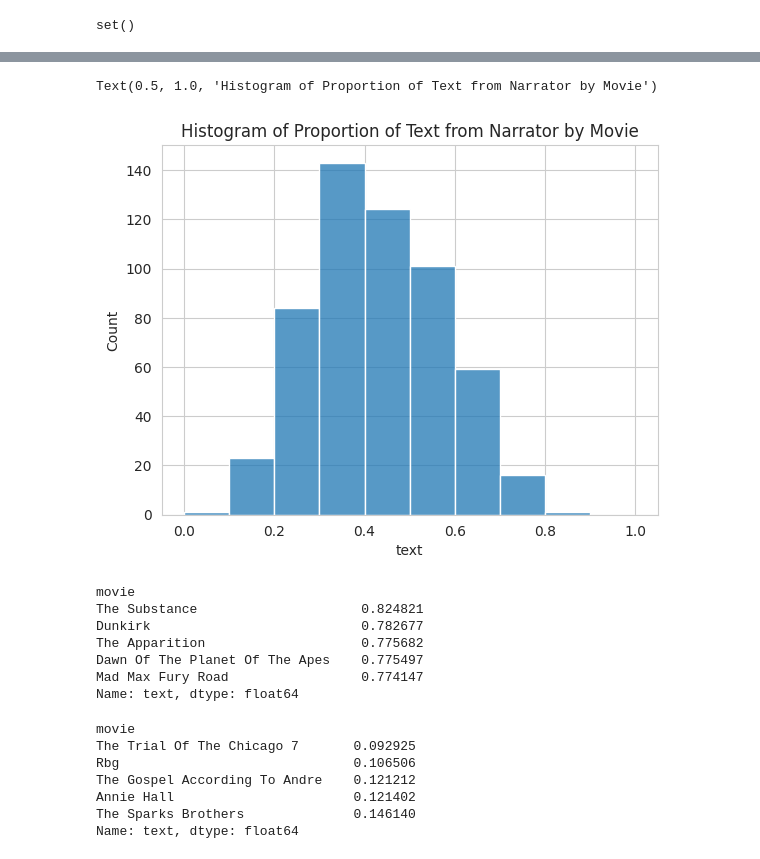
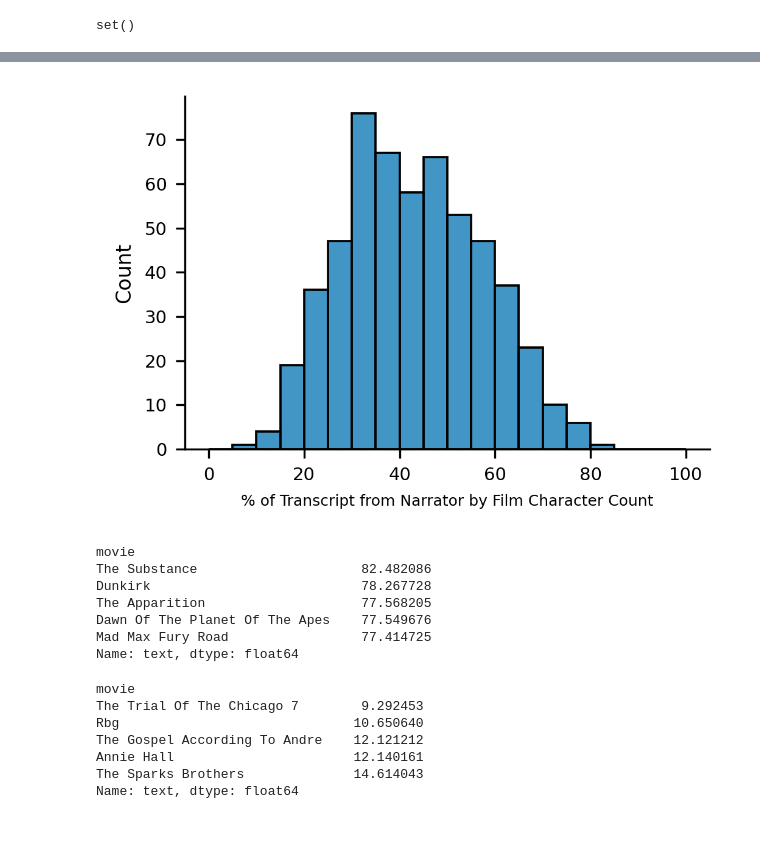
Before and after one commit to sydney-machine-learning/audiodescription-abusedetection, a Jupyter notebook: 02_data_preparation.ipynb, the cells around one changed output, grey strips where cells are left out. Cells and saved outputs as stored; diff of their text form; code cells hidden in the pictures; blank space fills up the shorter version.

Commit message:
Overhaul plotting pattern, adjust hypotheses, increase chat mod context window, fix scaling and pca, fix ratings sorting issue, remove outlier

```diff
--- a/02_data_preparation.ipynb
+++ b/02_data_preparation.ipynb
@@ -186,31 +188,34 @@ thank_you_count.iloc[:10]
 # %%
 trans_wc_df = red_trans_df.groupby('movie').text.apply(' '.join).apply(len)
 subs_wc_df = filtered_subs_df.groupby('movie').text.apply(' '.join).apply(len)
 
-perc_narration_df = trans_wc_df / (subs_wc_df + trans_wc_df)
+perc_narration_df = trans_wc_df / (subs_wc_df + trans_wc_df) * 100
 
-sns.histplot(perc_narration_df, binrange=(0, 1), bins=10)
-plt.title('Histogram of Proportion of Text from Narrator by Movie')
+sns.histplot(perc_narration_df, binrange=(0, 100), bins=20)
+plt.xlabel('% of Transcript from Narrator by Film Character Count', fontsize=6)
+sns.despine()
+plt.tight_layout()
+plotting.savefig('Narrator Proportion Histogram')
+plt.show()
 # %% [output]
-Text(0.5, 1.0, 'Histogram of Proportion of Text from Narrator by Movie')
-[figure, old version]
+[figure, new version]
 # %%
 perc_narration_df.sort_values(ascending=False).iloc[:5]
 # %% [output]
 movie
-The Substance                     0.824821
-Dunkirk                           0.782677
-The Apparition                    0.775682
-Dawn Of The Planet Of The Apes    0.775497
-Mad Max Fury Road                 0.774147
+The Substance                     82.482086
+Dunkirk                           78.267728
+The Apparition                    77.568205
+Dawn Of The Planet Of The Apes    77.549676
+Mad Max Fury Road                 77.414725
 Name: text, dtype: float64
 # %%
 perc_narration_df.sort_values(ascending=True).iloc[:5]
 # %% [output]
 movie
-The Trial Of The Chicago 7       0.092925
-Rbg                              0.106506
-The Gospel According To Andre    0.121212
-Annie Hall                       0.121402
-The Sparks Brothers              0.146140
+The Trial Of The Chicago 7        9.292453
+Rbg                              10.650640
+The Gospel According To Andre    12.121212
+Annie Hall                       12.140161
+The Sparks Brothers              14.614043
 Name: text, dtype: float64
```
Also changed, not shown: parts of 10 cells of this notebook, 8 other files.
